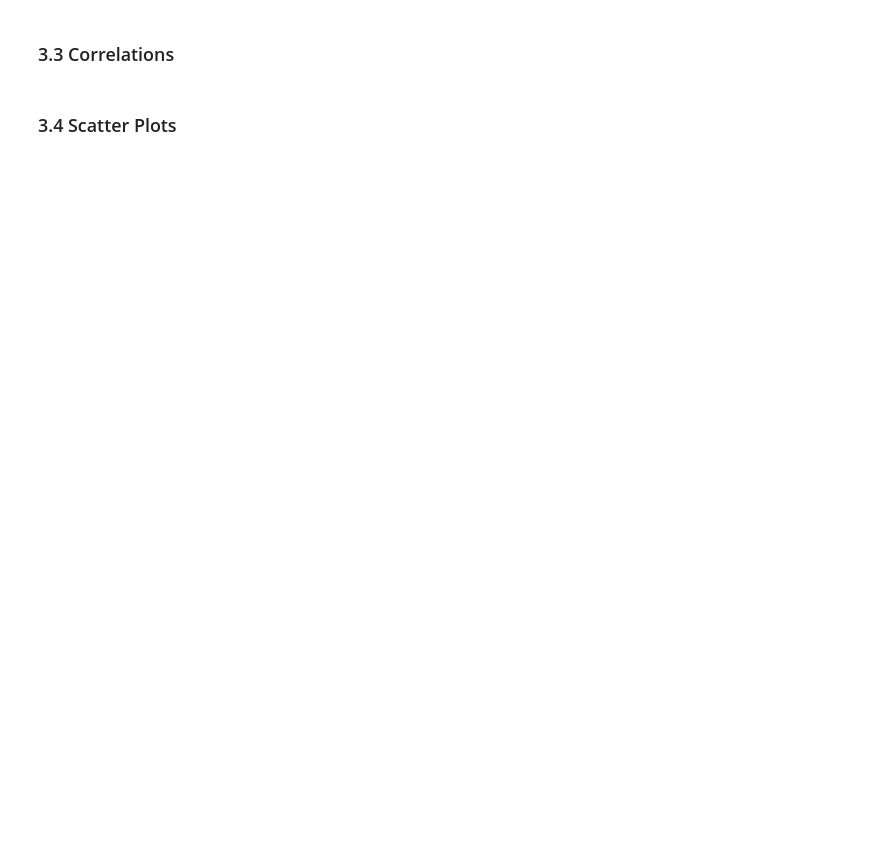
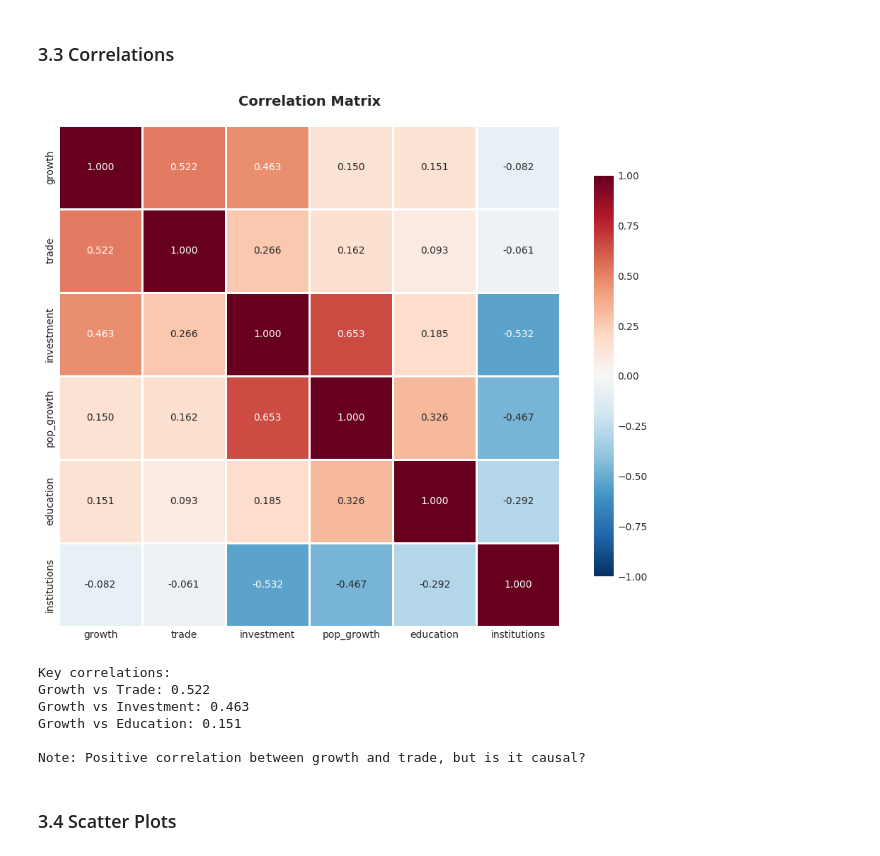
Before and after one commit to PanelBox-Econometrics-Model/panelbox, a Jupyter notebook: examples/jupyter/07_real_world_case_study.ipynb, the cells around one changed output. Saved outputs shown, nothing was run; the diff lists cells and outputs as text; code cells hidden in the pictures; blank space fills up the shorter version.

```diff
--- a/examples/jupyter/07_real_world_case_study.ipynb
+++ b/examples/jupyter/07_real_world_case_study.ipynb
@@ -23,7 +373,30 @@
 # %% [markdown]
 ### 3.3 Correlations
 # %%
-# Correlation matrixcorr_matrix = data[variables].corr()fig, ax = plt.subplots(figsize=(10, 8))sns.heatmap(corr_matrix, annot=True, fmt='.3f', cmap='RdBu_r', center=0,            square=True, linewidths=1, cbar_kws={"shrink": 0.8}, ax=ax,            vmin=-1, vmax=1)ax.set_title('Correlation Matrix', fontsize=14, fontweight='bold', pad=20)plt.tight_layout()plt.show()print("\nKey correlations:")print(f"Growth vs Trade: {corr_matrix.loc['growth', 'trade']:.3f}")print(f"Growth vs Investment: {corr_matrix.loc['growth', 'investment']:.3f}")print(f"Growth vs Education: {corr_matrix.loc['growth', 'education']:.3f}")print(f"\nNote: Positive correlation between growth and trade, but is it causal?")
+# Correlation matrix
+corr_matrix = data[variables].corr()
+
+fig, ax = plt.subplots(figsize=(10, 8))
+sns.heatmap(corr_matrix, annot=True, fmt='.3f', cmap='RdBu_r', center=0,
+            square=True, linewidths=1, cbar_kws={"shrink": 0.8}, ax=ax,
+            vmin=-1, vmax=1)
+ax.set_title('Correlation Matrix', fontsize=14, fontweight='bold', pad=20)
+plt.tight_layout()
+plt.show()
+
+print("\nKey correlations:")
+print(f"Growth vs Trade: {corr_matrix.loc['growth', 'trade']:.3f}")
+print(f"Growth vs Investment: {corr_matrix.loc['growth', 'investment']:.3f}")
+print(f"Growth vs Education: {corr_matrix.loc['growth', 'education']:.3f}")
+print(f"\nNote: Positive correlation between growth and trade, but is it causal?")
+# %% [output]
+[figure, added]
+Key correlations:
+Growth vs Trade: 0.522
+Growth vs Investment: 0.463
+Growth vs Education: 0.151
+
+Note: Positive correlation between growth and trade, but is it causal?
 # %% [markdown]
 ### 3.4 Scatter Plots
 # %%
```
Also changed, not shown: parts of 8 cells of this notebook, 9 other files.
